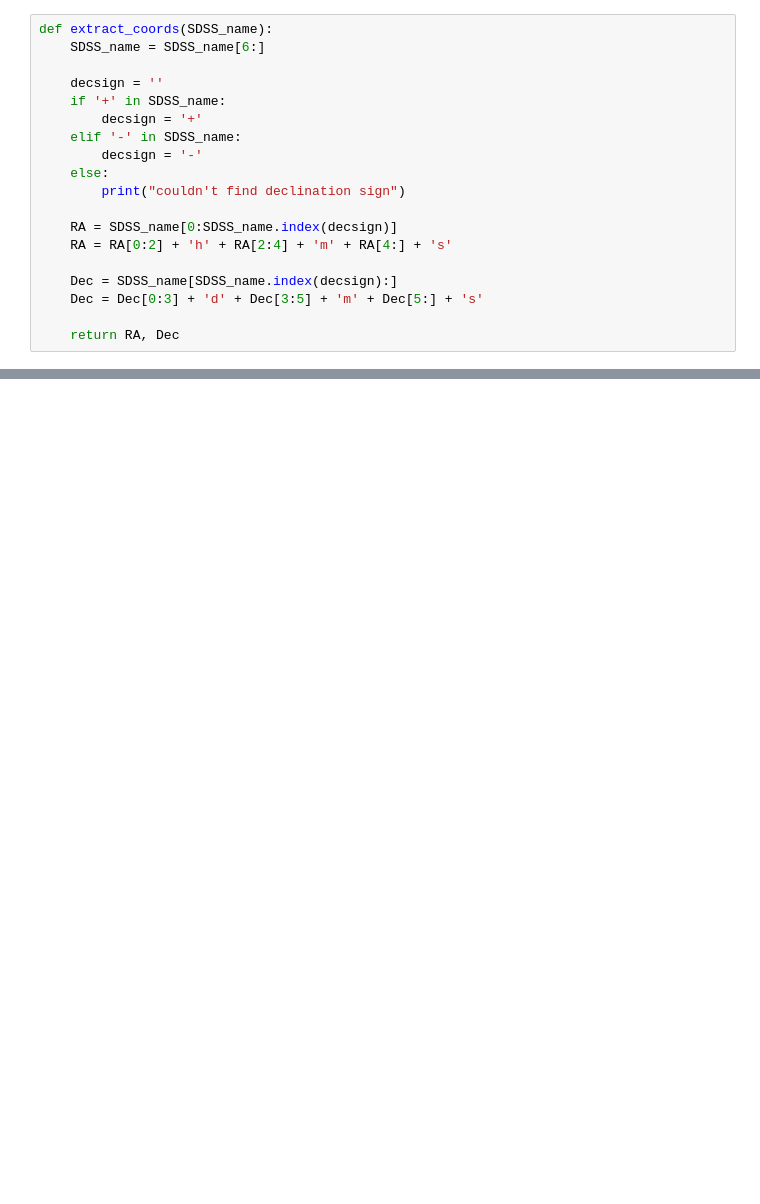
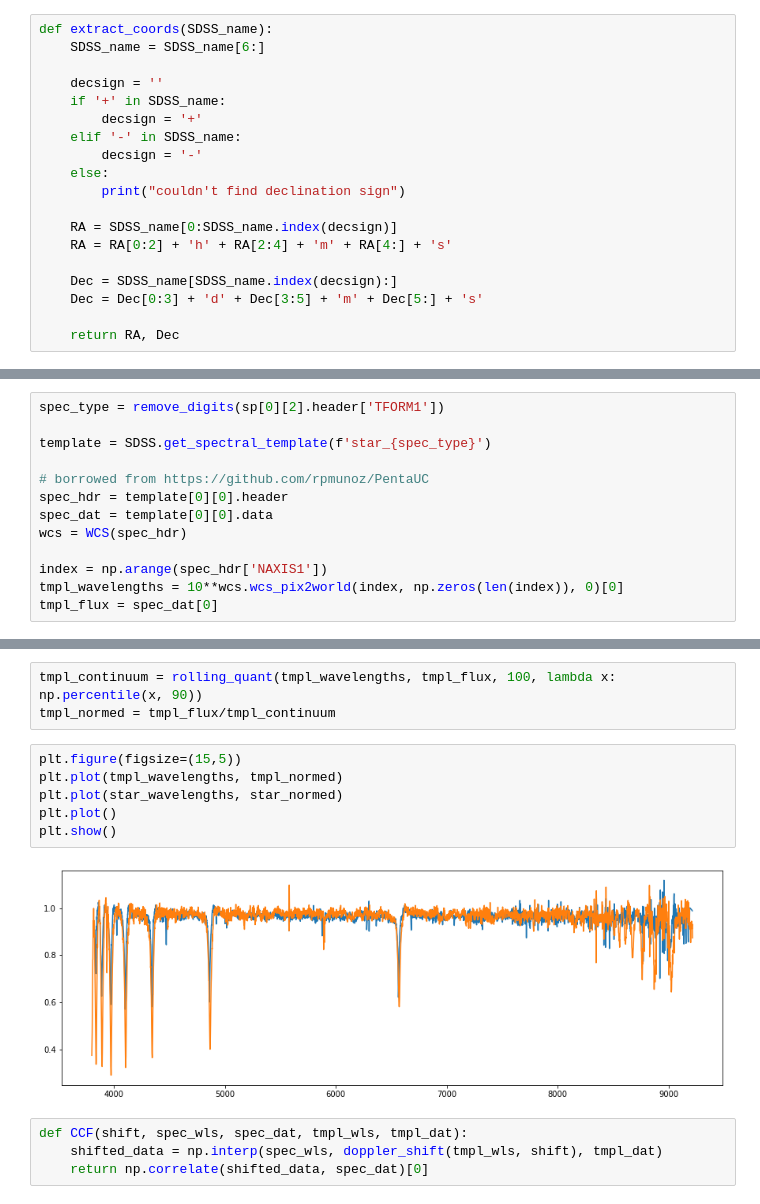
Before and after one commit to nabeelre/gaia-sdss-hvs, a Jupyter notebook: spectra.ipynb, the cells around one changed output, grey strips where cells are left out. Cells and saved outputs as stored; diff of their text form; blank space fills up the shorter version.

Commit message:
rv and rv_unc estimation from sdss spectra

```diff
--- a/spectra.ipynb
+++ b/spectra.ipynb
@@ -105,0 +137,13 @@ fits_rec[0]
+# %%
+spec_type = remove_digits(sp[0][2].header['TFORM1'])
+
+template = SDSS.get_spectral_template(f'star_{spec_type}')
+
+# borrowed from https://github.com/rpmunoz/PentaUC
+spec_hdr = template[0][0].header
+spec_dat = template[0][0].data
+wcs = WCS(spec_hdr)
+
+index = np.arange(spec_hdr['NAXIS1'])
+tmpl_wavelengths = 10**wcs.wcs_pix2world(index, np.zeros(len(index)), 0)[0]
+tmpl_flux = spec_dat[0]
@@ -105,0 +157,15 @@ fits_rec[0]
+# %%
+tmpl_continuum = rolling_quant(tmpl_wavelengths, tmpl_flux, 100, lambda x: np.percentile(x, 90))
+tmpl_normed = tmpl_flux/tmpl_continuum
+# %%
+plt.figure(figsize=(15,5))
+plt.plot(tmpl_wavelengths, tmpl_normed)
+plt.plot(star_wavelengths, star_normed)
+plt.plot()
+plt.show()
+# %% [output]
+[figure, added]
+# %%
+def CCF(shift, spec_wls, spec_dat, tmpl_wls, tmpl_dat):
+    shifted_data = np.interp(spec_wls, doppler_shift(tmpl_wls, shift), tmpl_dat)
+    return np.correlate(shifted_data, spec_dat)[0]
```
Also changed, not shown: parts of 19 cells of this notebook.
